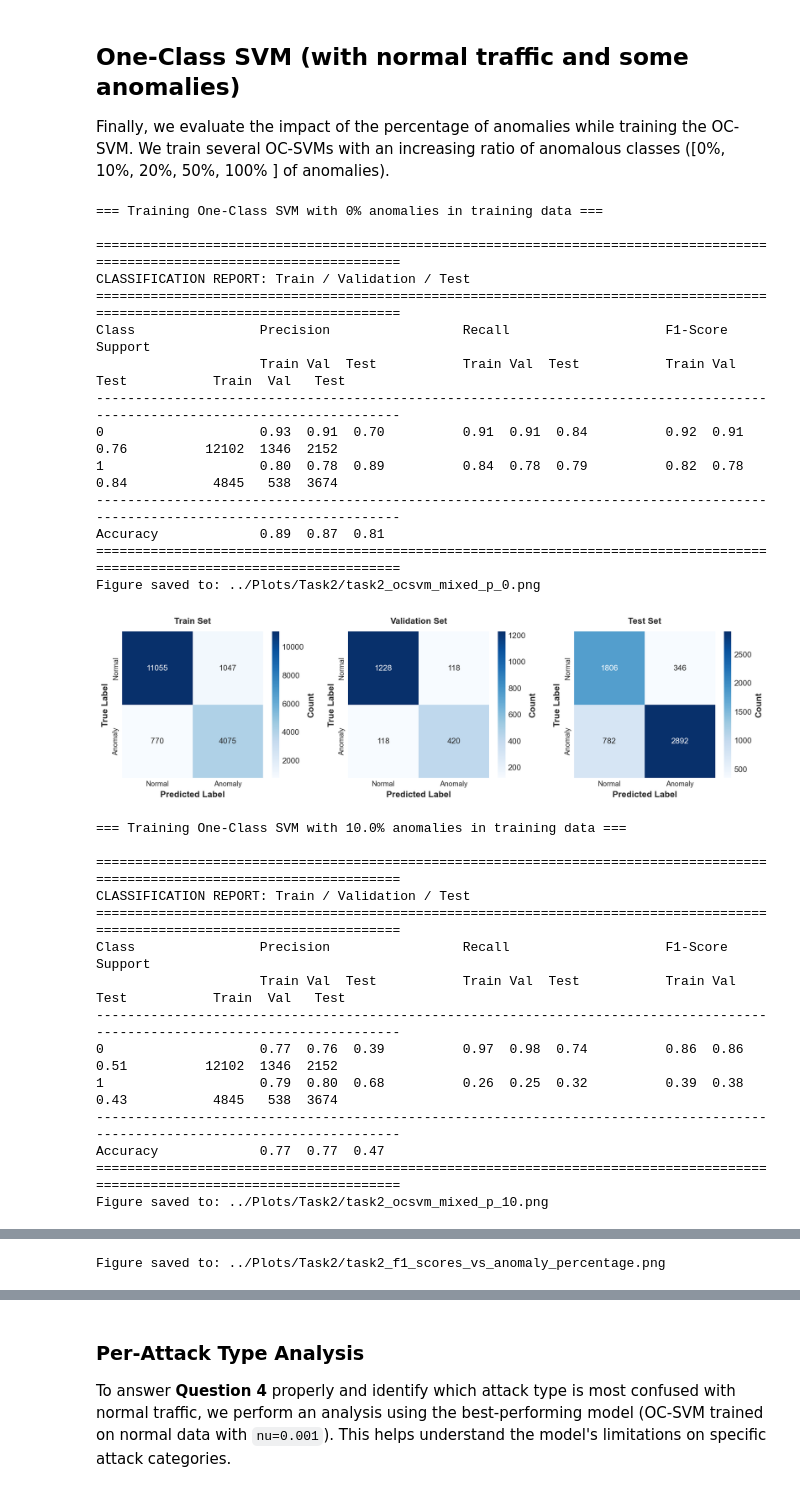
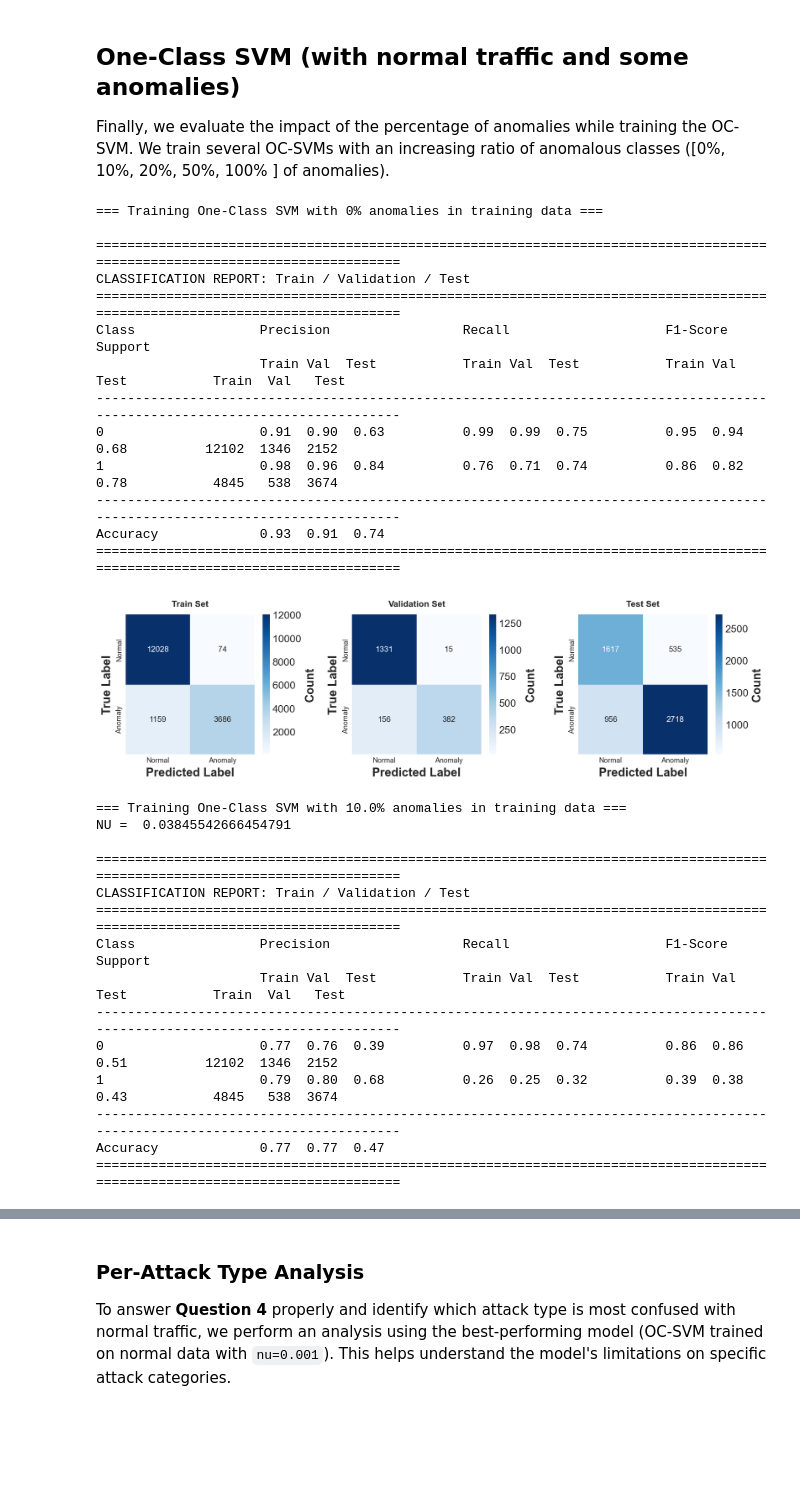
Before and after one commit to RenatoMignone/unsupervised-network-intrusion-detection, a Jupyter notebook: lab/notebooks/Task2.ipynb, the cells around one changed output, grey strips where cells are left out. Drawn from its saved outputs; the diff is of its cells as text; code cells hidden in the pictures; blank space fills up the shorter version.

```diff
--- a/lab/notebooks/Task2.ipynb
+++ b/lab/notebooks/Task2.ipynb
@@ -272,7 +271,7 @@ First, we train a One-Class Support Vector Machine (OC-SVM) with benign (normal)
 # %%
 # 0.5 = the default value of nu
 # 1e-4 and 1e-3 are two possible extimations
-for nu in [0.00001, 0.001, 0.5]:
+for nu in [0.00001, 0.0001, 0.001, 0.01, 0.5]:
     print(f"\n\n=== Training One-Class SVM with nu={nu} ===")
     # === 1. Fit One-Class SVM ===
     # Assume X_train is your input data (numpy array or DataFrame with features only)
@@ -365,9 +389,20 @@ Figure saved to: ../Plots/Task2/task2_ocsvm_normal_only_nu_0.5.png
 Now, we train the OC-SVM with both normal and anomalous data.
 # %%
 anomaly_proportion = sum(y_train) / len(y_train)
+print("Number anomalies", sum(y_train))
+print("Number of training data", len(y_train))
 
 # === 1. Fit One-Class SVM ===
 # Assume X_train is your input data (numpy array or DataFrame with features only)
 ocsvm = OneClassSVM(kernel='rbf', gamma='scale', nu=anomaly_proportion)  # nu = estimated anomaly proportion
 ocsvm.fit(X_train)
+
+y_train_pred = ocsvm.predict(X_train)
+y_train_pred_binary = (y_train_pred == -1).astype(int)
+
+y_val_pred = ocsvm.predict(X_val)
+y_val_pred_binary = (y_val_pred == -1).astype(int)
+
+y_test_pred = ocsvm.predict(X_test)
+y_test_pred_binary = (y_test_pred == -1).astype(int)
 # %% [output]
@@ -429,9 +464,10 @@ for p in percentages:
     df_train_mixed = pd.concat([X_train_normal_only, subset])
 
     if p == 0:
-        nu = 0.00001  # Small value to avoid nu=0
+        nu = 0.001  # Small value to avoid nu=0
     else:
         nu = len(subset) / len(df_train_mixed)
+        print("NU = ", nu)
 
     # === 1. Fit One-Class SVM ===
     # Assume X_train is your input data (numpy array or DataFrame with features only)
@@ -458,59 +494,39 @@ for p in percentages:
     _, _, f1_test, _ = precision_recall_fscore_support(y_test, y_test_pred_binary, average='macro', zero_division=0)
 
     f1_scores_train.append(f1_train)
     f1_scores_val.append(f1_val)
     f1_scores_test.append(f1_test)
 
     print_combined_classification_reports(
     y_true_train=y_train, y_pred_train=y_train_pred_binary,
     y_true_val=y_val, y_pred_val=y_val_pred_binary,
     y_true_test=y_test, y_pred_test=y_test_pred_binary
     )
 
     plot_confusion_matrices_combined(
     y_true_list=[y_train, y_val, y_test],
     y_pred_list=[y_train_pred_binary, y_val_pred_binary, y_test_pred_binary],
     class_names=['Normal', 'Anomaly'],
     titles=['Train Set', 'Validation Set', 'Test Set'],
     save_name=f'task2_ocsvm_mixed_p_{int(p*100)}.png'
     )
-
-# Plot F1-macro scores
-plt.figure(figsize=(8, 5))
-x_labels = [f'{int(p*100)}%' for p in percentages]
-x = np.arange(len(percentages))
-width = 0.25
-
-plt.bar(x - width, f1_scores_train, width, label='Train', color='#2E86AB')
-plt.bar(x, f1_scores_val, width, label='Validation', color='#A23B72')
-plt.bar(x + width, f1_scores_test, width, label='Test', color='#F18F01')
-
-plt.xlabel('Percentage of Anomalies in Training Data')
-plt.ylabel('F1-Macro Score')
-plt.title('F1-Macro Scores vs. Anomaly Percentage in Training', pad=15)
-plt.xticks(x, x_labels)
-plt.legend()
-plt.grid(axis='y', alpha=0.3, linestyle='--')
-plt.tight_layout()
-save_figure_for_report('task2_f1_scores_vs_anomaly_percentage.png')
-plt.show()
 # %% [output]
 === Training One-Class SVM with 0% anomalies in training data ===
 
 =============================================================================================================================
 CLASSIFICATION REPORT: Train / Validation / Test
 =============================================================================================================================
 Class                Precision                 Recall                    F1-Score                  Support
                      Train Val  Test           Train Val  Test           Train Val  Test           Train  Val   Test
 -----------------------------------------------------------------------------------------------------------------------------
-0                    0.93  0.91  0.70          0.91  0.91  0.84          0.92  0.91  0.76          12102  1346  2152
-1                    0.80  0.78  0.89          0.84  0.78  0.79          0.82  0.78  0.84           4845   538  3674
+0                    0.91  0.90  0.63          0.99  0.99  0.75          0.95  0.94  0.68          12102  1346  2152
+1                    0.98  0.96  0.84          0.76  0.71  0.74          0.86  0.82  0.78           4845   538  3674
 -----------------------------------------------------------------------------------------------------------------------------
-Accuracy             0.89  0.87  0.81
+Accuracy             0.93  0.91  0.74
 =============================================================================================================================
-Figure saved to: ../Plots/Task2/task2_ocsvm_mixed_p_0.png
-[figure, old version]
+[figure, new version]
 === Training One-Class SVM with 10.0% anomalies in training data ===
+NU =  0.03845542666454791
 
 =============================================================================================================================
 CLASSIFICATION REPORT: Train / Validation / Test
@@ -523,4 +539,3 @@ Class                Precision                 Recall                    F1-Scor
 -----------------------------------------------------------------------------------------------------------------------------
 Accuracy             0.77  0.77  0.47
 =============================================================================================================================
-Figure saved to: ../Plots/Task2/task2_ocsvm_mixed_p_10.png
@@ -573 +587,0 @@ Figure saved to: ../Plots/Task2/task2_ocsvm_mixed_p_100.png
-Figure saved to: ../Plots/Task2/task2_f1_scores_vs_anomaly_percentage.png
```
Also changed, not shown: parts of 9 cells of this notebook, 26 other files.
